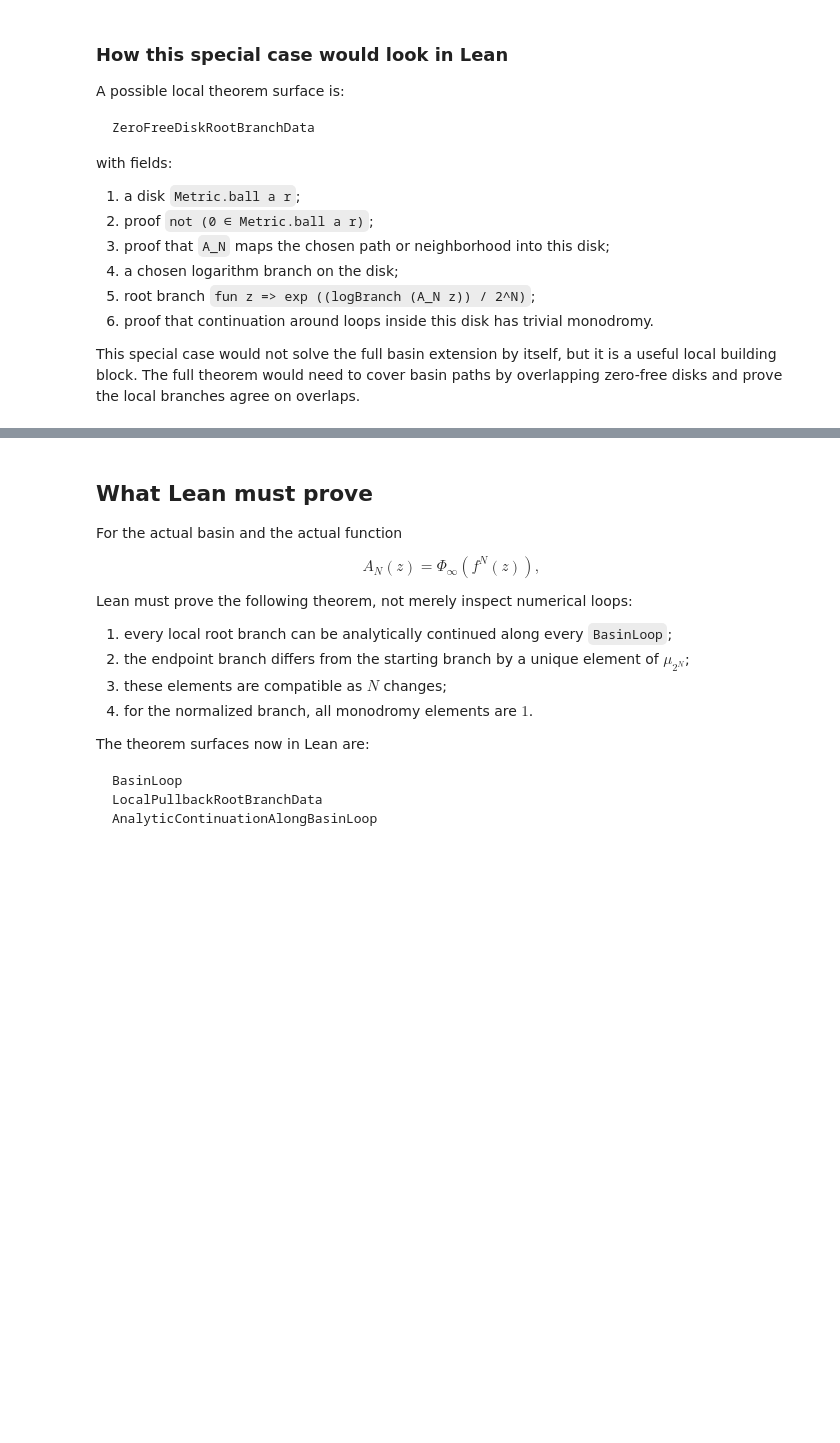
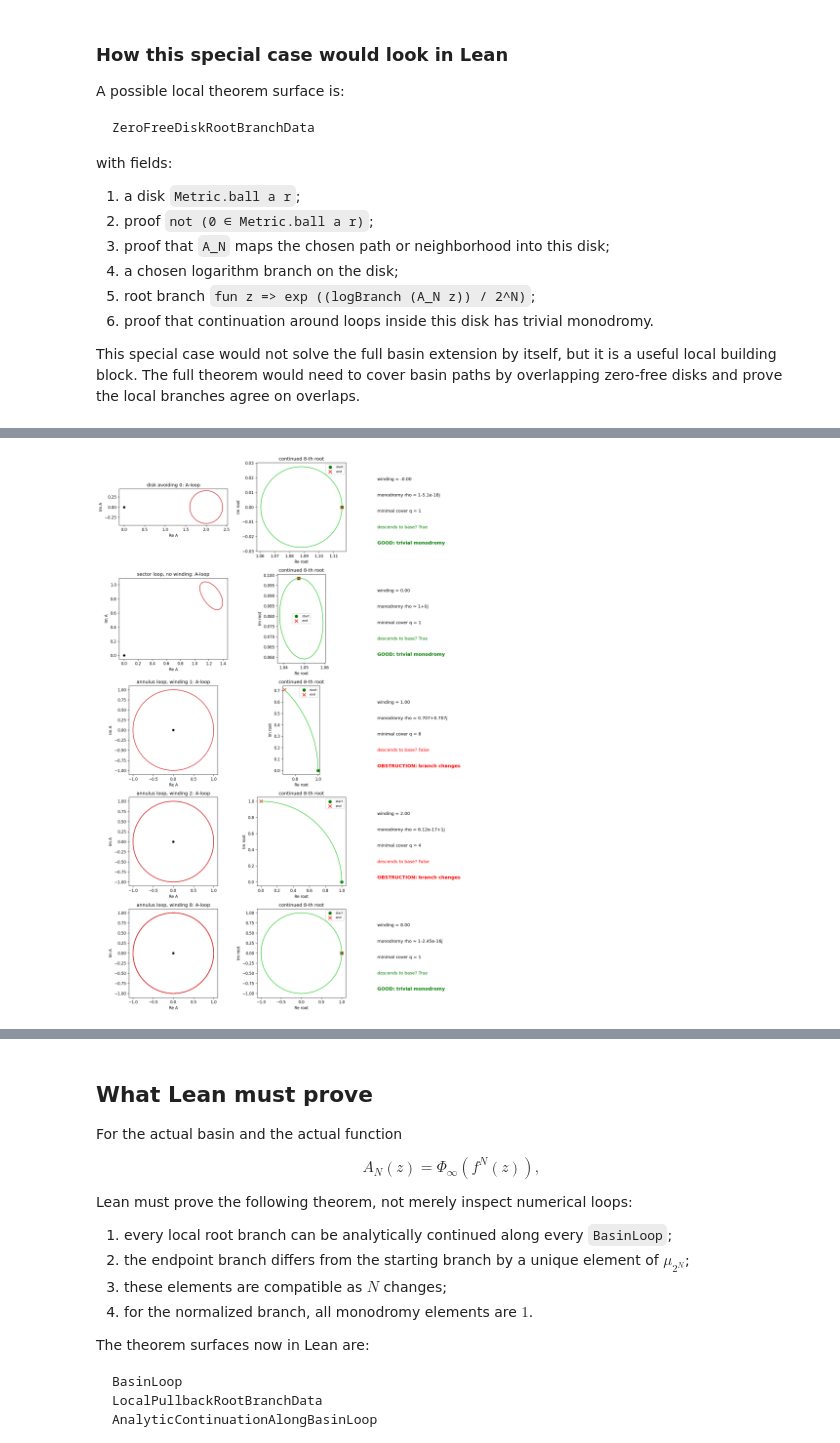
Before and after one commit to kirill-kondrashov/mlc, a Jupyter notebook: notebooks/plan08_missing_monodromy_theorem.ipynb, the cells around one changed output, grey strips where cells are left out. Saved outputs shown, nothing was run; the diff lists cells and outputs as text; code cells hidden in the pictures; blank space fills up the shorter version.

```diff
--- a/notebooks/plan08_missing_monodromy_theorem.ipynb
+++ b/notebooks/plan08_missing_monodromy_theorem.ipynb
@@ -300,0 +314,75 @@ This special case would not solve the full basin extension by itself, but it is
+# %%
+def loop_disk(center=2+0j, radius=0.4, samples=500):
+    t = np.linspace(0, 2*np.pi, samples)
+    return center + radius*np.exp(1j*t)
+
+def loop_annulus_sector(radius=1.5, angle0=0.2, angle_width=0.8, samples=500):
+    t = np.linspace(0, 2*np.pi, samples)
+    # small closed loop inside a sector, not around zero
+    return radius*np.exp(1j*(angle0 + angle_width/2 + 0.15*np.cos(t))) * (1 + 0.08*np.sin(t))
+
+def loop_winding(radius=1.0, winding=1, samples=500):
+    t = np.linspace(0, 2*np.pi, samples)
+    return radius*np.exp(1j*winding*t)
+
+cases = [
+    ('disk avoiding 0', loop_disk(), 8),
+    ('sector loop, no winding', loop_annulus_sector(), 8),
+    ('annulus loop, winding 1', loop_winding(winding=1), 8),
+    ('annulus loop, winding 2', loop_winding(winding=2), 8),
+    ('annulus loop, winding 8', loop_winding(winding=8), 8),
+]
+
+fig, axes = plt.subplots(len(cases), 3, figsize=(14, 4*len(cases)))
+summary = []
+for row, (name, A_path, degree) in enumerate(cases):
+    root_path = continued_root(A_path, degree)
+    rho = root_path[-1] / root_path[0]
+    wind = winding_number(A_path)
+    k = round(wind)
+    q = degree // math.gcd(degree, abs(k)) if k != 0 else 1
+    descends = (k % degree == 0)
+    summary.append((name, degree, wind, rho, q, descends))
+
+    ax = axes[row, 0]
+    ax.plot(A_path.real, A_path.imag, color='tab:red')
+    ax.scatter([0], [0], color='black', s=25)
+    ax.set_aspect('equal', adjustable='box')
+    ax.set_title(f'{name}: A-loop')
+    ax.set_xlabel('Re A')
+    ax.set_ylabel('Im A')
+
+    ax = axes[row, 1]
+    ax.plot(root_path.real, root_path.imag, color='limegreen')
+    ax.scatter([root_path[0].real], [root_path[0].imag], color='green', s=55, label='start')
+    ax.scatter([root_path[-1].real], [root_path[-1].imag], color='red', marker='x', s=70, label='end')
+    ax.set_aspect('equal', adjustable='box')
+    ax.set_title(f'continued {degree}-th root')
+    ax.set_xlabel('Re root')
+    ax.set_ylabel('Im root')
+    ax.legend(fontsize=8)
+
+    ax = axes[row, 2]
+    ax.axis('off')
+    ax.text(0.02, 0.80, f'winding ≈ {wind:.2f}', fontsize=11)
+    ax.text(0.02, 0.62, f'monodromy rho ≈ {rho:.3g}', fontsize=11)
+    ax.text(0.02, 0.44, f'minimal cover q = {q}', fontsize=11)
+    ax.text(0.02, 0.26, f'descends to base? {descends}', fontsize=11,
+            color=('green' if descends else 'red'))
+    if abs(rho - 1) < 1e-8:
+        verdict = 'GOOD: trivial monodromy'
+        color = 'green'
+    else:
+        verdict = 'OBSTRUCTION: branch changes'
+        color = 'red'
+    ax.text(0.02, 0.08, verdict, fontsize=12, color=color, weight='bold')
+
+fig.tight_layout()
+plt.show()
+
+print('Summary table')
+print('case | degree | winding | monodromy | cover q | descends')
+for name, degree, wind, rho, q, descends in summary:
+    print(f'{name:24s} | {degree:2d} | {wind:7.2f} | {rho:.4g} | {q:3d} | {descends}')
+# %% [output]
+[figure, added]
```
Also changed, not shown: parts of 7 cells of this notebook.
